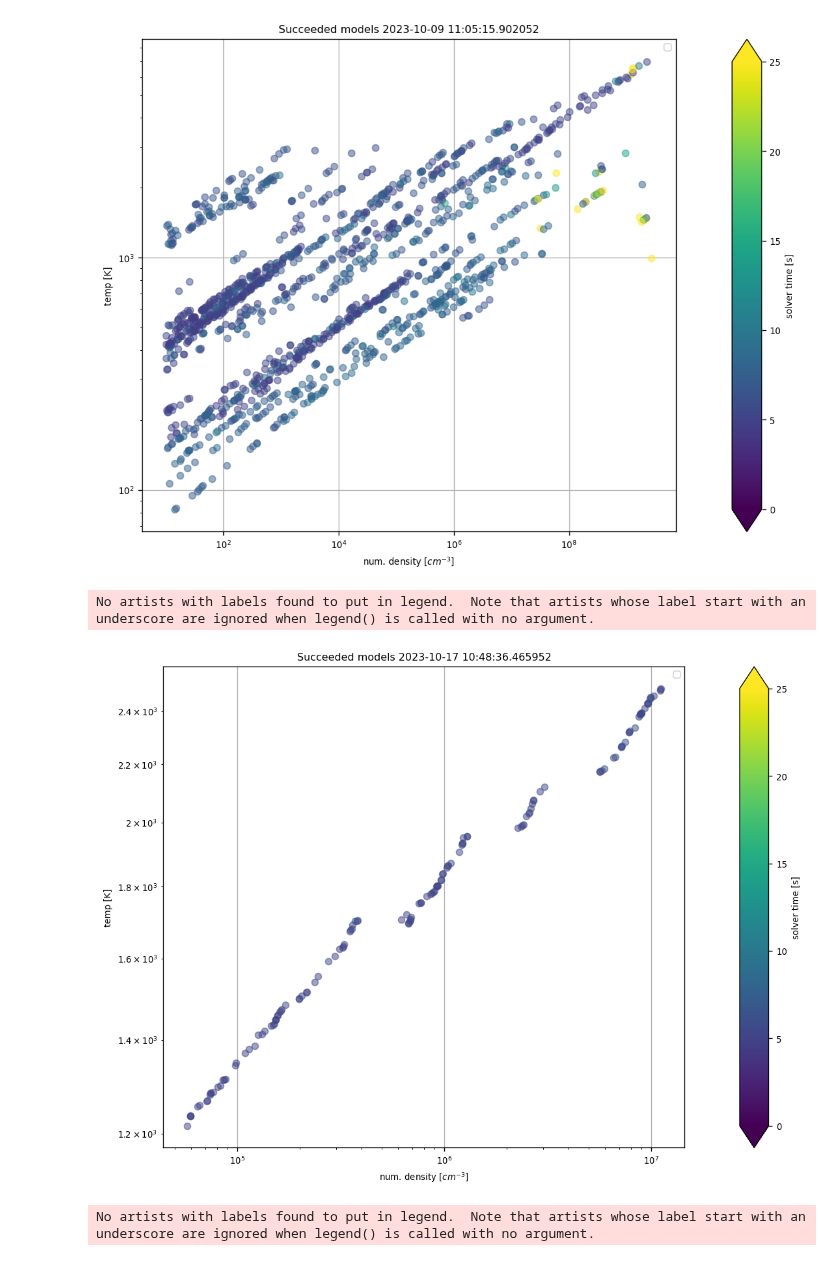
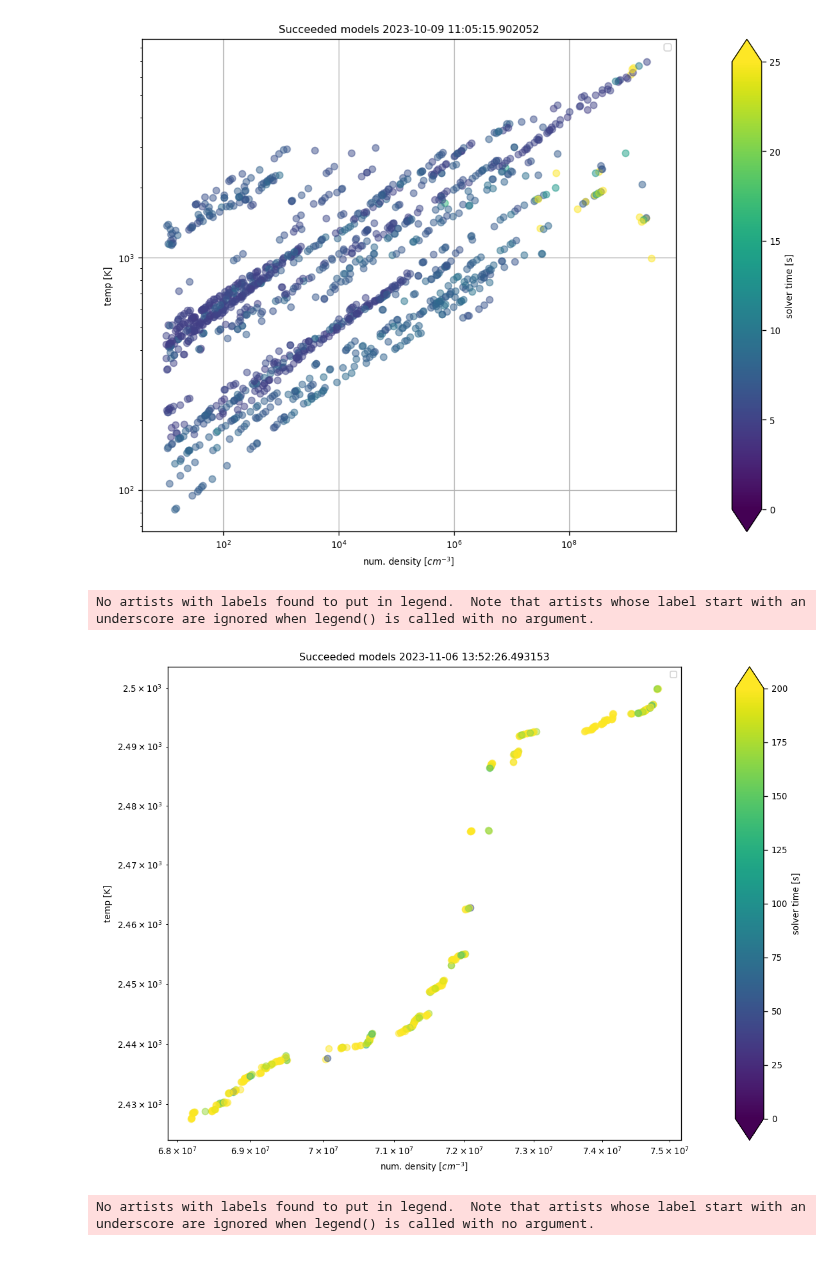
Before and after one commit to silkemaes/ChemPy, a Jupyter notebook: explore.ipynb, the cells around one changed output. Cells and saved outputs as stored; diff of their text form; code cells hidden in the pictures.

```diff
--- a/explore.ipynb
+++ b/explore.ipynb
@@ -35,7 +35,8 @@ def temp(rho, eps):
 def getdirs(dirname):
     print('>>> Retrieving dirs in "'+dirname+'"')
     dirs = listdir(outpath+dirname+'/')
-    dirs.remove('meta.json')
+    if 'meta.json' in dirs:
+        dirs.remove('meta.json')
     print('     length:', len(dirs))
     return dirs
 
@@ -44,7 +45,7 @@ def getdirs(dirname):
 
 def plot(dirname, dirs, step = 100):
 
-    tmax = 25
+    tmax = 200
     time = np.linspace(0, 1, 10000)
     colors = cm.viridis(time)
 
@@ -137,6 +138,10 @@ alpha = 0.5
 # dirs_em2 = getdirs('easy-mace2')
 # dirs_em3 = getdirs('easy-mace3')
 # dirs_em = getdirs('easy-mace')
-dirs = getdirs('C-short-dtime')
+# dirs = getdirs('C-short-dtime')
 # dirs_new = getdirs('new')
+
+# dirs_torch = getdirs('torchode-datagen-test')
+
+dirs_torch2 = getdirs('torchode-datagen-test2')
 # %% [output]
@@ -252,11 +257,11 @@ plot('new', dirs_new, step = 1000)
 # %% [output]
 No artists with labels found to put in legend.  Note that artists whose label start with an underscore are ignored when legend() is called with no argument.
 [figure]
-# %%
-plot('C-short-dtime', dirs, step = 100)
-# %% [output]
-No artists with labels found to put in legend.  Note that artists whose label start with an underscore are ignored when legend() is called with no argument.
-[figure, removed]
+# %%
+plot('torchode-datagen-test2', dirs_torch2, step = 1)
+# %% [output]
+No artists with labels found to put in legend.  Note that artists whose label start with an underscore are ignored when legend() is called with no argument.
+[figure, added]
 # %%
 plot('easy-mace2', dirs_em2, step = 10)
 # %% [output]
```
Also changed, not shown: parts of 10 cells of this notebook, 4 other files.
